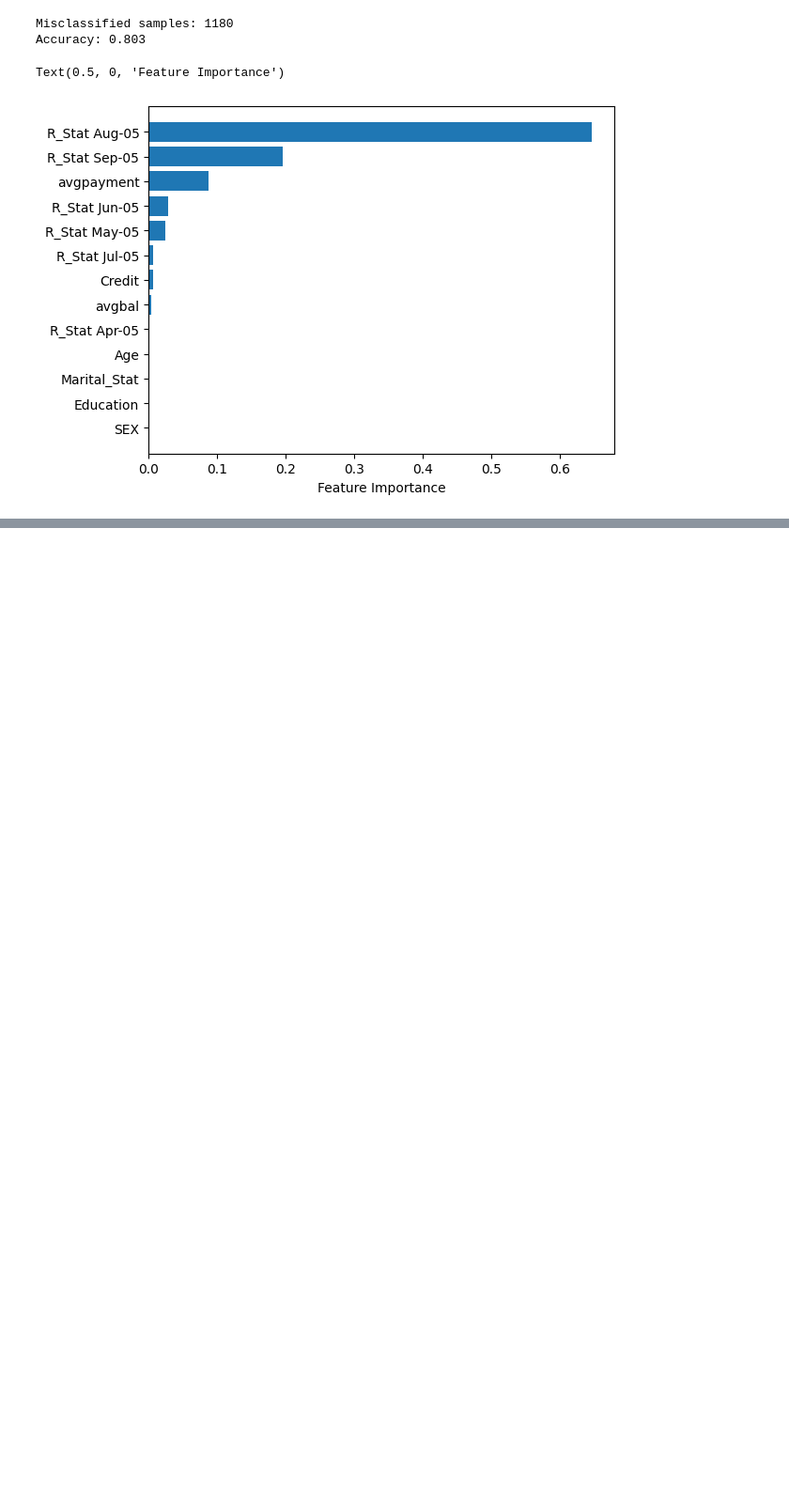
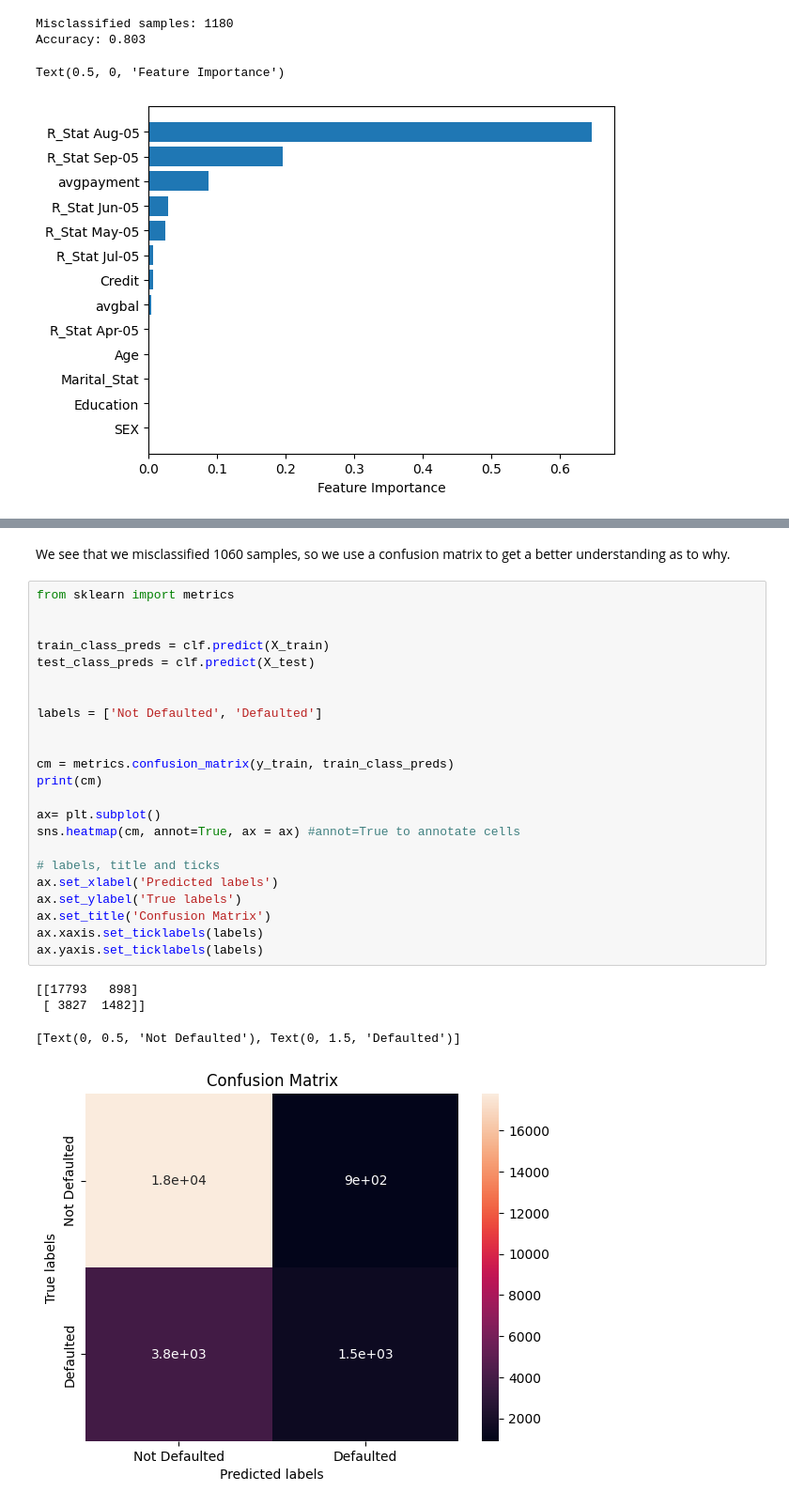
Before and after one commit to halle15/DATA-400_Final_Project, a Jupyter notebook: Final_Project_txt.ipynb, the cells around one changed output, grey strips where cells are left out. Shown at 94% size. Saved outputs shown, nothing was run; the diff lists cells and outputs as text; blank space fills up the shorter version.

```diff
--- a/Final_Project_txt.ipynb
+++ b/Final_Project_txt.ipynb
@@ -534,0 +578,30 @@ Text(0.5, 0, 'Feature Importance')
+# %% [markdown]
+We see that we misclassified 1060 samples, so we use a confusion matrix to get a better understanding as to why.
+# %%
+from sklearn import metrics
+
+
+train_class_preds = clf.predict(X_train)
+test_class_preds = clf.predict(X_test)
+
+
+labels = ['Not Defaulted', 'Defaulted']
+
+
+cm = metrics.confusion_matrix(y_train, train_class_preds)
+print(cm)
+
+ax= plt.subplot()
+sns.heatmap(cm, annot=True, ax = ax) #annot=True to annotate cells
+
+# labels, title and ticks
+ax.set_xlabel('Predicted labels')
+ax.set_ylabel('True labels')
+ax.set_title('Confusion Matrix')
+ax.xaxis.set_ticklabels(labels)
+ax.yaxis.set_ticklabels(labels)
+# %% [output]
+[[17793   898]
+ [ 3827  1482]]
+[Text(0, 0.5, 'Not Defaulted'), Text(0, 1.5, 'Defaulted')]
+[figure, added]
```
Also changed, not shown: parts of 6 cells of this notebook.
